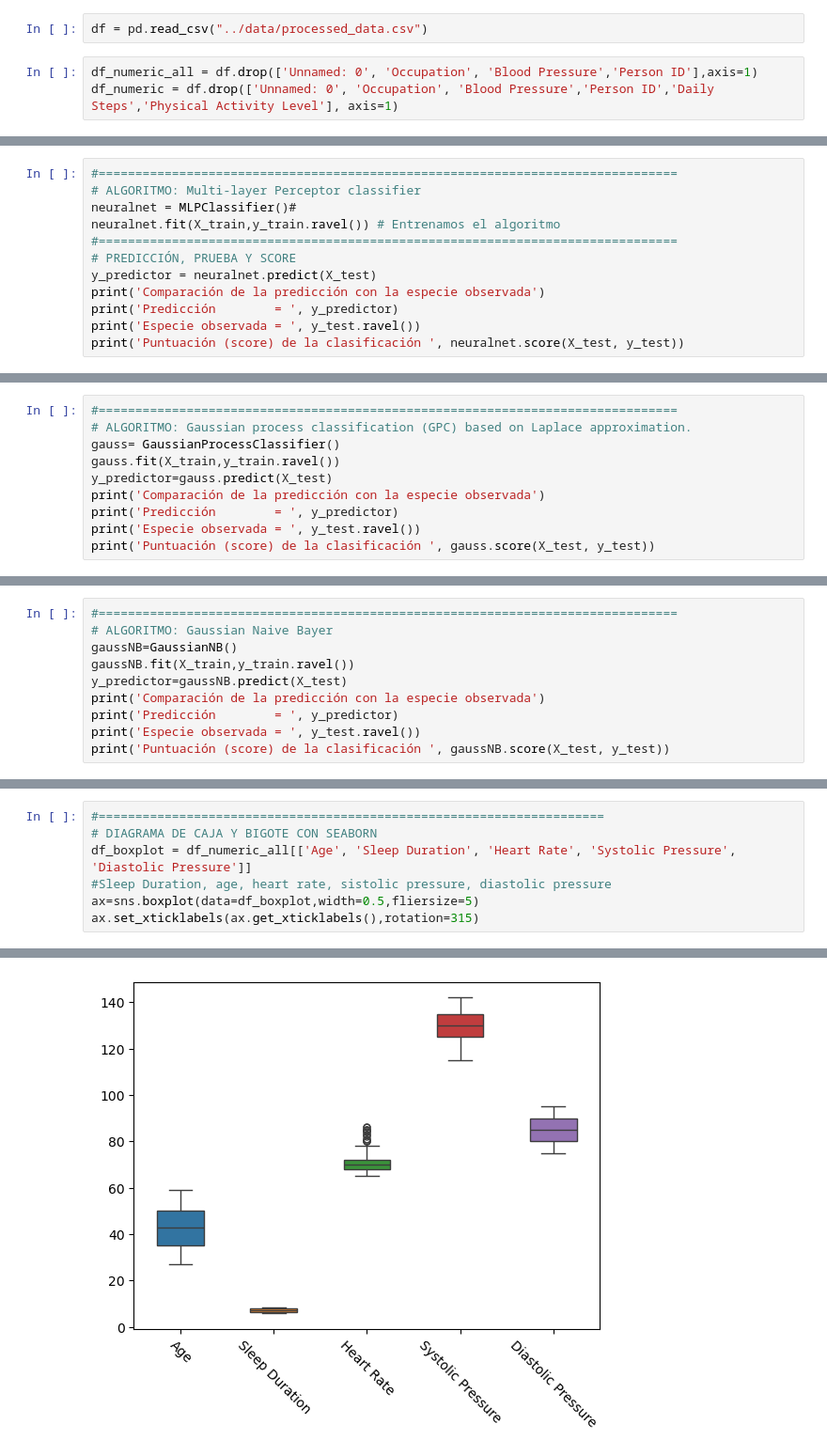
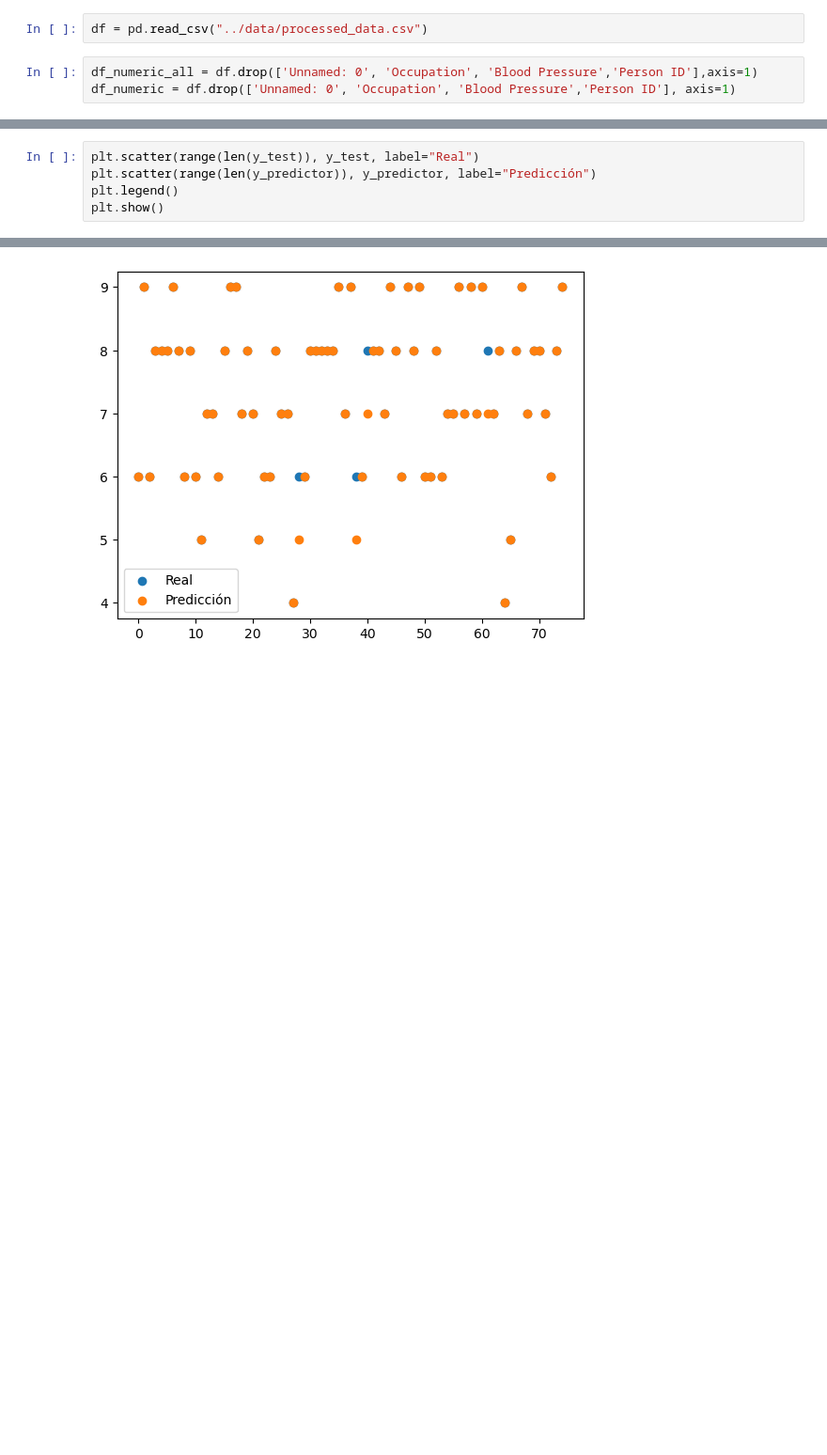
Before and after one commit to Juamops/Reto_F1009, a Jupyter notebook: analysis/analisis1.ipynb, the cells around one changed output, grey strips where cells are left out. Shown at 94% size. Drawn from its saved outputs; the diff is of its cells as text; blank space fills up the shorter version.

```diff
--- a/analysis/analisis1.ipynb
+++ b/analysis/analisis1.ipynb
@@ -18,7 +23,7 @@ from scipy import stats
 df = pd.read_csv("../data/processed_data.csv")
 # %%
 df_numeric_all = df.drop(['Unnamed: 0', 'Occupation', 'Blood Pressure','Person ID'],axis=1)
-df_numeric = df.drop(['Unnamed: 0', 'Occupation', 'Blood Pressure','Person ID','Daily Steps','Physical Activity Level'], axis=1)
+df_numeric = df.drop(['Unnamed: 0', 'Occupation', 'Blood Pressure','Person ID'], axis=1)
 # %%
 df_numeric_normalized=df_numeric/df_numeric.max()
 corr=df_numeric_normalized.corr()
@@ -101,12 +125,0 @@ Puntuación (score) de la clasificación  0.9866666666666667
-# %%
-#===============================================================================
-# ALGORITMO: Multi-layer Perceptor classifier
-neuralnet = MLPClassifier()#
-neuralnet.fit(X_train,y_train.ravel()) # Entrenamos el algoritmo
-#===============================================================================
-# PREDICCIÓN, PRUEBA Y SCORE
-y_predictor = neuralnet.predict(X_test)
-print('Comparación de la predicción con la especie observada')
-print('Predicción        = ', y_predictor)
-print('Especie observada = ', y_test.ravel())
-print('Puntuación (score) de la clasificación ', neuralnet.score(X_test, y_test))
@@ -122,10 +125,0 @@ Puntuación (score) de la clasificación  0.7466666666666667
-# %%
-#===============================================================================
-# ALGORITMO: Gaussian process classification (GPC) based on Laplace approximation.
-gauss= GaussianProcessClassifier()
-gauss.fit(X_train,y_train.ravel())
-y_predictor=gauss.predict(X_test)
-print('Comparación de la predicción con la especie observada')
-print('Predicción        = ', y_predictor)
-print('Especie observada = ', y_test.ravel())
-print('Puntuación (score) de la clasificación ', gauss.score(X_test, y_test))
@@ -141,10 +125,0 @@ Puntuación (score) de la clasificación  0.9333333333333333
-# %%
-#===============================================================================
-# ALGORITMO: Gaussian Naive Bayer
-gaussNB=GaussianNB()
-gaussNB.fit(X_train,y_train.ravel())
-y_predictor=gaussNB.predict(X_test)
-print('Comparación de la predicción con la especie observada')
-print('Predicción        = ', y_predictor)
-print('Especie observada = ', y_test.ravel())
-print('Puntuación (score) de la clasificación ', gaussNB.score(X_test, y_test))
@@ -160,8 +126,6 @@ Puntuación (score) de la clasificación  0.9466666666666667
 # %%
-#=====================================================================
-# DIAGRAMA DE CAJA Y BIGOTE CON SEABORN
-df_boxplot = df_numeric_all[['Age', 'Sleep Duration', 'Heart Rate', 'Systolic Pressure', 'Diastolic Pressure']]
-#Sleep Duration, age, heart rate, sistolic pressure, diastolic pressure
-ax=sns.boxplot(data=df_boxplot,width=0.5,fliersize=5)
-ax.set_xticklabels(ax.get_xticklabels(),rotation=315)
+plt.scatter(range(len(y_test)), y_test, label="Real")
+plt.scatter(range(len(y_predictor)), y_predictor, label="Predicción")
+plt.legend()
+plt.show()
 # %% [output]
@@ -173 +132 @@ ax.set_xticklabels(ax.get_xticklabels(),rotation=315)
-[figure, old version]
+[figure, new version]
```
Also changed, not shown: parts of 17 cells of this notebook.
